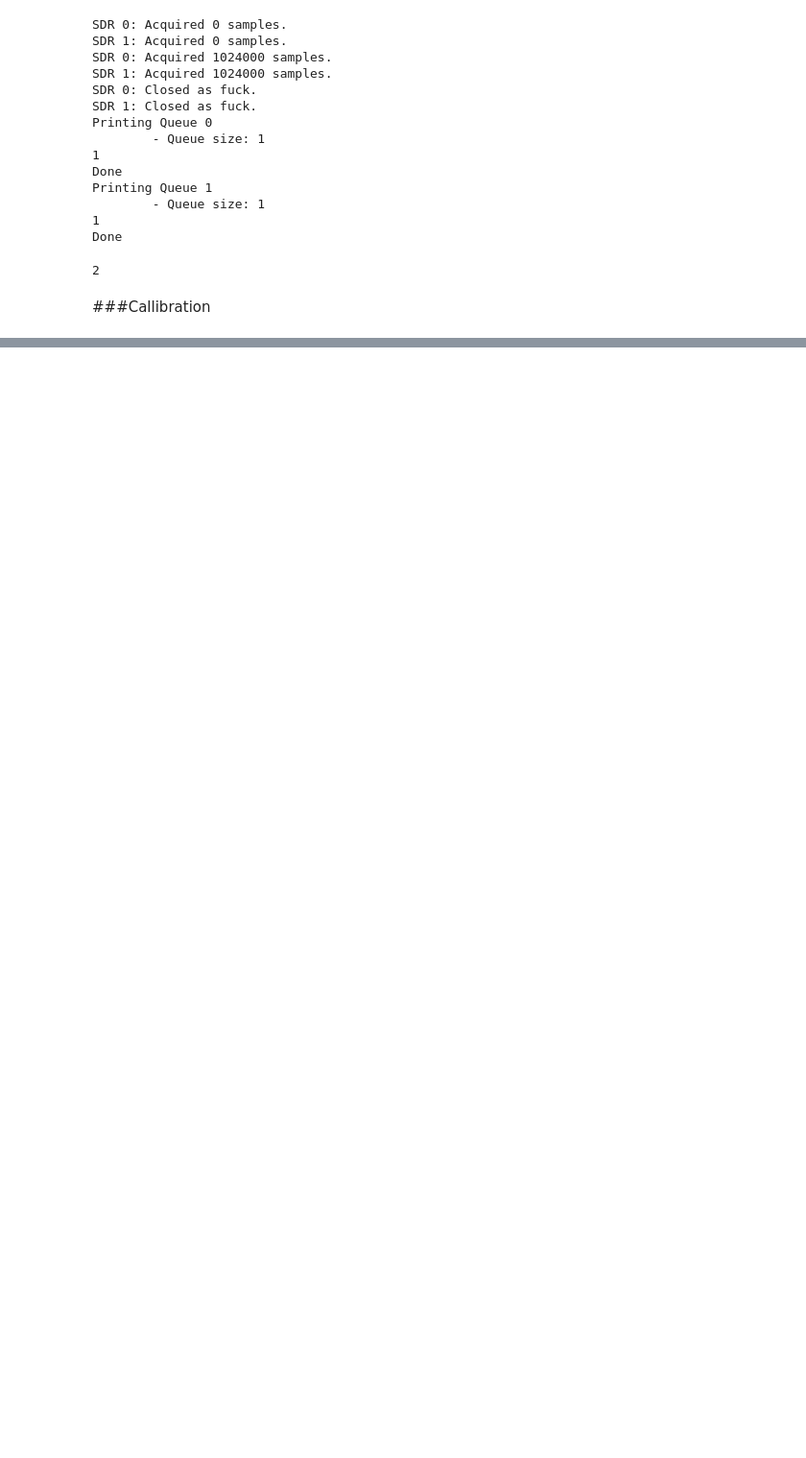
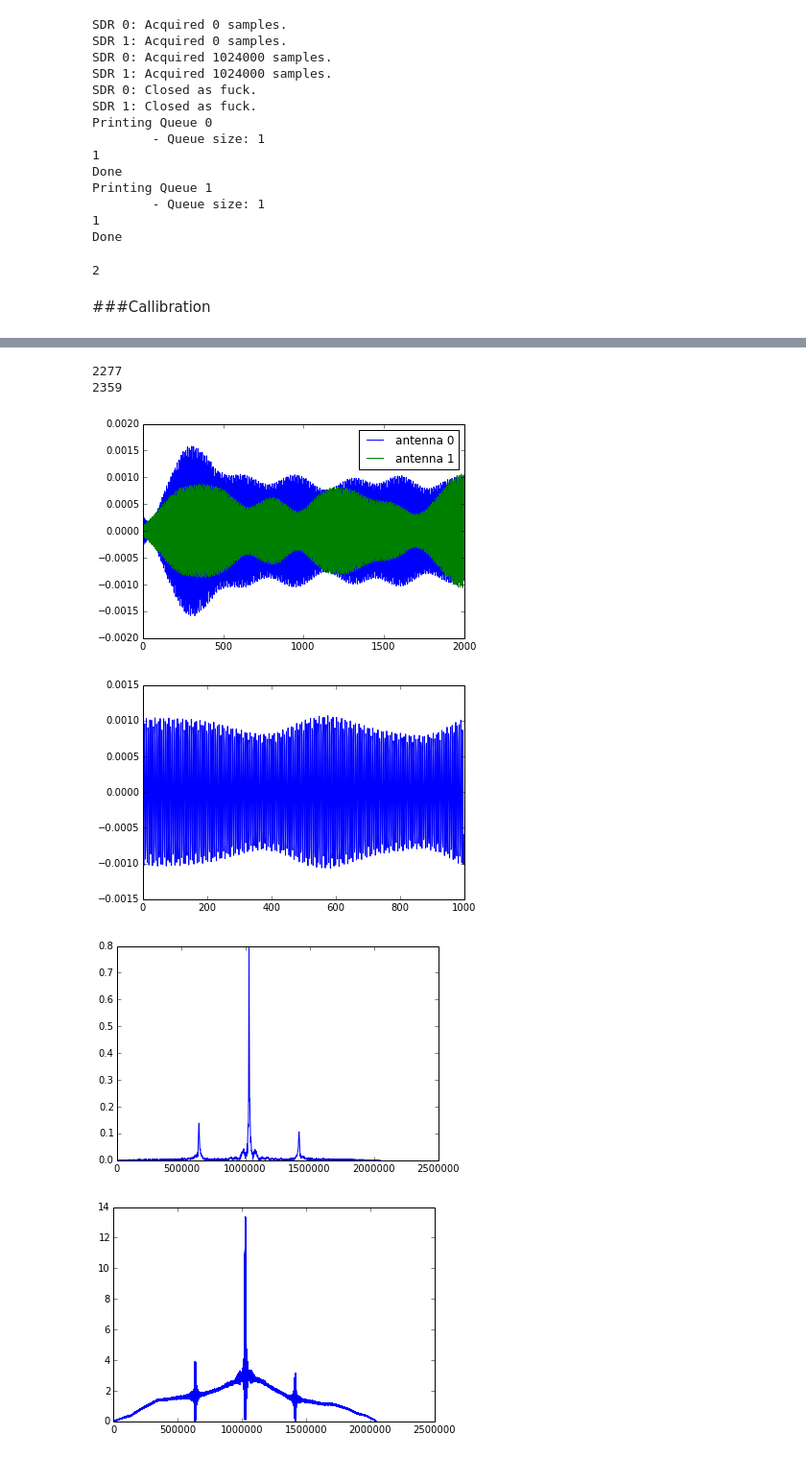
Before and after one commit to auroracramer/phasedarraylocalization, a Jupyter notebook: Final Test.ipynb, the cells around one changed output, grey strips where cells are left out. Shown at 96% size. Drawn from its saved outputs; the diff is of its cells as text; code cells hidden in the pictures; blank space fills up the shorter version.

```diff
--- a/Final Test.ipynb
+++ b/Final Test.ipynb
@@ -288,0 +353,58 @@ plt.plot((abs(freq0)-abs(freq1))) #[225000:275000]
+# %%
+# Calculating USB delay
+
+figure()
+plt.plot(filt_y0[2000:4000], label='antenna 0')
+plt.plot(filt_y1[2000:4000], label='antenna 1')
+plt.legend()
+
+figure()
+plt.plot(filt_y0[4000:5000], label='antenna 0')
+
+# figure()
+# plt.plot(filt_y0, label='antenna 0')
+# plt.plot(filt_y1, label='antenna 1')
+# plt.legend()
+
+
+filt_xcorr_abs = abs(signal.fftconvolve(filt_y0, np.conjugate(filt_y1)[::-1]))
+filt_xcorr = signal.fftconvolve(filt_y0, np.conjugate(filt_y1)[::-1])
+filt_trun_xcorr_abs = abs(signal.fftconvolve(trunc_y0, (np.conjugate(trunc_y1)[::-1])))
+filt_trun_xcorr = signal.fftconvolve(trunc_y0, (np.conjugate(trunc_y1)[::-1]))
+
+figure()
+plt.plot(filt_xcorr_abs)
+# plt.plot(filt_xcorr)
+
+# figure()
+# plt.plot(filt_trun_xcorr_abs)
+# plt.plot(filt_trun_xcorr)
+
+orig_xcorr = signal.fftconvolve(y0, np.conjugate(y1)[::-1])
+orig_xcorr_abs = abs(signal.fftconvolve(y0, np.conjugate(y1)[::-1]))
+
+figure()
+#plt.plot(orig_xcorr)
+plt.plot(orig_xcorr_abs)
+
+# print np.argmax(filt_xcorr)-len(y0) + 1
+print np.argmax(orig_xcorr_abs)-len(y0) + 1
+print np.argmax(filt_xcorr_abs)-len(filt_y0) + 1
+# print np.argmax(filt_trun_xcorr_abs)-len(y0) + 1
+# print np.argmax(filt_trun_xcorr)-len(y0) + 1
+# print np.argmax(orig_xcorr)-len(y0) + 1
+
+delay = np.argmax(orig_xcorr_abs)-len(y0) + 1
+# if delay < 0:
+#     delay = -delay
+
+trunc_delay = np.argmax(filt_trun_xcorr_abs)-len(trunc_y0) + 1
+# if filt_delay < 0:
+#     filt_delay = - filt_delay
+# %% [output]
+2277
+2359
+[figure, added]
+[figure, added]
+[figure, added]
+[figure, added]
```
Also changed, not shown: parts of 17 cells of this notebook.
